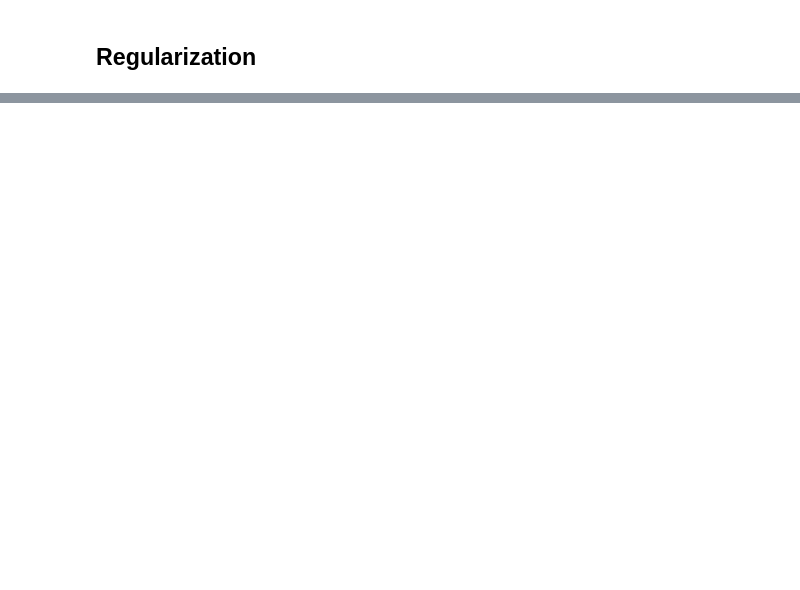
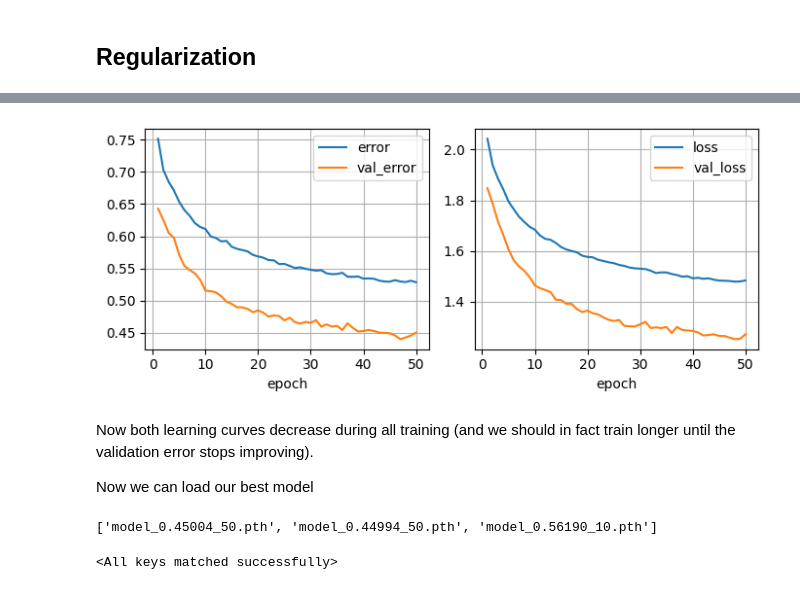
Before and after one commit to juansensio/convnets, a Jupyter notebook: learn/02_training_convnets.ipynb, the cells around one changed output, grey strips where cells are left out. Cells and saved outputs as stored; diff of their text form; code cells hidden in the pictures; blank space fills up the shorter version.

```diff
--- a/learn/02_training_convnets.ipynb
+++ b/learn/02_training_convnets.ipynb
@@ -204,7 +204,7 @@ testset = torchvision.datasets.CIFAR10(root='./data', train=False, download=Fals
 # %%
 from convnets.train import seed_everything
 
-seed_everything(42)
+seed_everything()
 
 dataloaders = {
     'train': torch.utils.data.DataLoader(trainset, batch_size=512, shuffle=True, num_workers=10, pin_memory=True),
@@ -215,5 +215,5 @@ model = LeNet5(in_channels=3, n_classes=10)
 optimizer = torch.optim.Adam(model.parameters())
 criterion = torch.nn.CrossEntropyLoss()
 
-hist = fit(model, dataloaders, optimizer, criterion, epochs=50)
+hist = fit(model, dataloaders, optimizer, criterion, 'cuda', epochs=50)
 # %% [output]
@@ -264,0 +350,26 @@ To reduce overfitting we can use different techniques such as:
+# %%
+df = pd.DataFrame(hist)
+fig = plt.figure(figsize=(7,3))
+ax = plt.subplot(1, 2, 1)
+df.plot(x='epoch', y=['error', 'val_error'], ax = ax)
+ax.grid(True)
+ax = plt.subplot(1, 2, 2)
+df.plot(x='epoch', y=['loss', 'val_loss'], ax = ax)
+ax.grid(True)
+plt.tight_layout()
+plt.show()
+# %% [output]
+[figure, added]
+# %% [markdown]
+Now both learning curves decrease during all training (and we should in fact train longer until the validation error stops improving).
+
+Now we can load our best model
+# %%
+models = os.listdir('./checkpoints')
+models
+# %% [output]
+['model_0.45004_50.pth', 'model_0.44994_50.pth', 'model_0.56190_10.pth']
+# %%
+model.load_state_dict(torch.load(f'./checkpoints/{models[0]}'))
+# %% [output]
+<All keys matched successfully>
```
Also changed, not shown: parts of 19 cells of this notebook, 11 other files.
